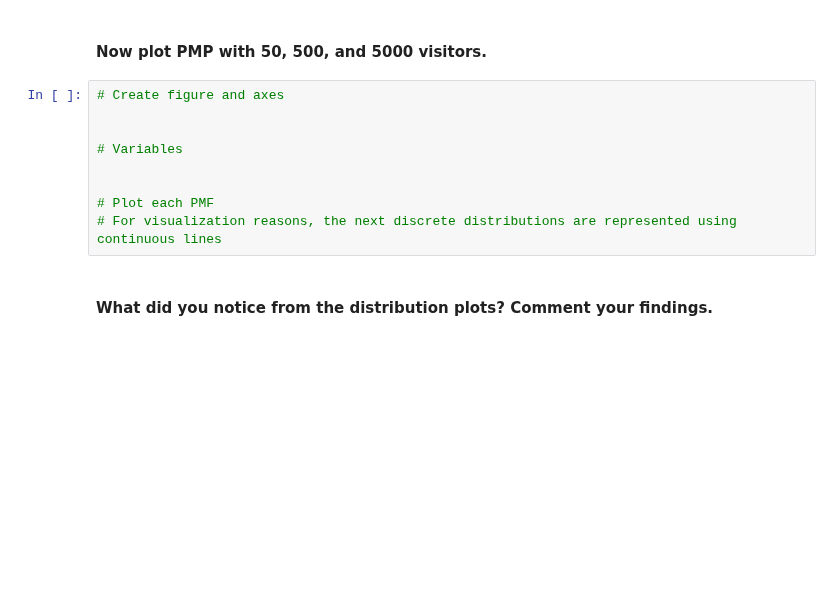
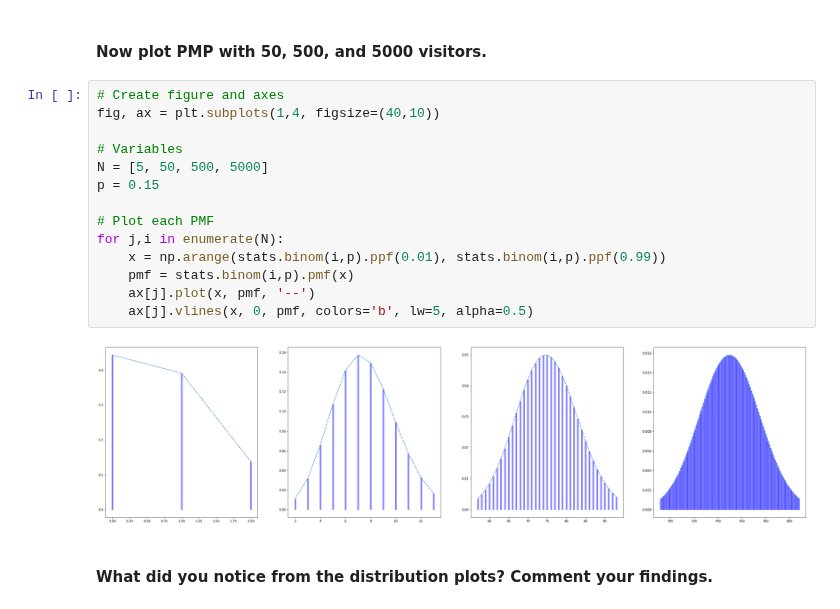
Before and after one commit to ta-datapt-bcn/lab-cont-probability-distribution, a Jupyter notebook: your_code/bonus.ipynb, the cells around one changed output. Drawn from its saved outputs; the diff is of its cells as text; blank space fills up the shorter version.

```diff
--- a/your_code/bonus.ipynb
+++ b/your_code/bonus.ipynb
@@ -86,14 +115,21 @@ Use matplotlib subplots to plot a histogram of each sample.
 # %% [markdown]
 #### Now plot PMP with 50, 500, and 5000 visitors.
-# %%
-# Create figure and axes
-
-
-# Variables
-
-
-# Plot each PMF
-# For visualization reasons, the next discrete distributions are represented using continuous lines
+# %%
+# Create figure and axes
+fig, ax = plt.subplots(1,4, figsize=(40,10))
+
+# Variables
+N = [5, 50, 500, 5000]
+p = 0.15
+
+# Plot each PMF
+for j,i in enumerate(N):
+    x = np.arange(stats.binom(i,p).ppf(0.01), stats.binom(i,p).ppf(0.99))
+    pmf = stats.binom(i,p).pmf(x)
+    ax[j].plot(x, pmf, '--')
+    ax[j].vlines(x, 0, pmf, colors='b', lw=5, alpha=0.5)
+# %% [output]
+[figure, added]
 # %% [markdown]
 #### What did you notice from the distribution plots? Comment your findings.
 # %% [markdown]
```
Also changed, not shown: parts of 31 cells of this notebook, 2 other files.
